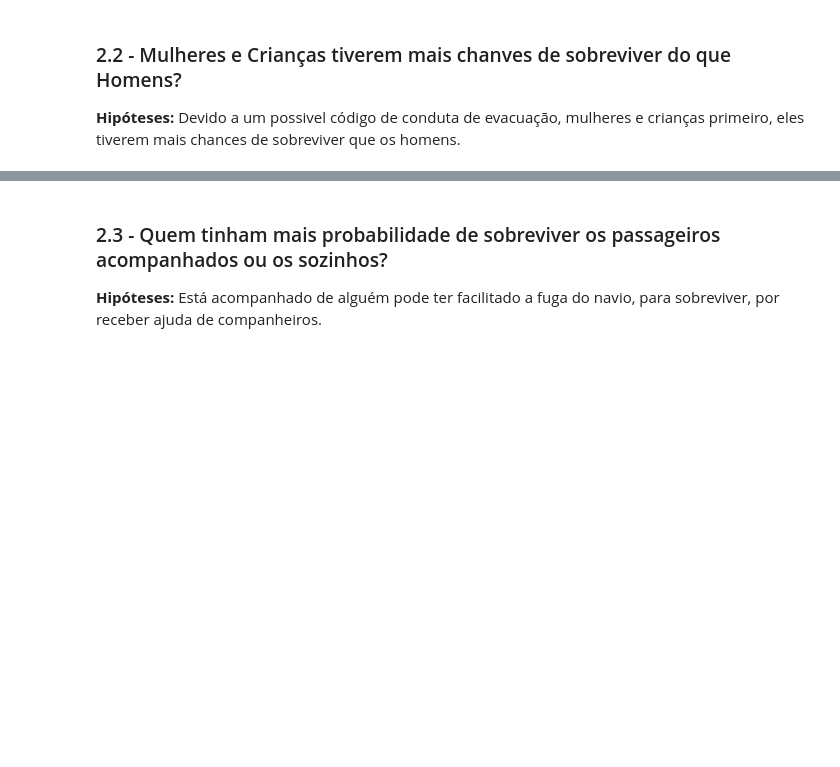
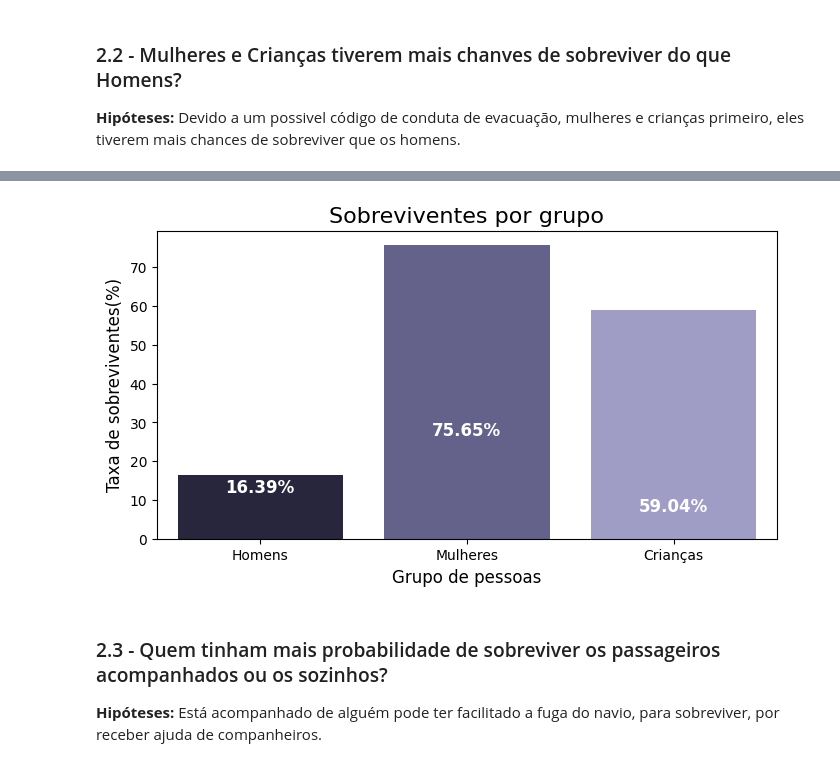
Before and after one commit to DaniellyR/avanti-bootcamp-cdd, a Jupyter notebook: notebooks/01-exploratory_data_analysis.ipynb, the cells around one changed output, grey strips where cells are left out. Saved outputs shown, nothing was run; the diff lists cells and outputs as text; code cells hidden in the pictures; blank space fills up the shorter version.

```diff
--- a/notebooks/01-exploratory_data_analysis.ipynb
+++ b/notebooks/01-exploratory_data_analysis.ipynb
@@ -535,3 +446,51 @@ plt.show()
+# %%
+#tamanho
+figura = plt.figure(figsize=(8, 4))
+#cor
+palette_platform_cubehelix = sns.cubehelix_palette(start=3,rot=0,reverse=True,  n_colors=4)
+
+total_homens_vivos = homens.shape[0]
+total_mulheres_vivos = mulheres.shape[0]
+total_criancas_vivos = criancas.shape[0]
+
+dados_pessoas = pd.DataFrame({
+    'Grupos' : ['Homens', 'Mulheres', 'Crianças'],
+    'total_vivas': [total_homens_vivos, total_mulheres_vivos, total_criancas_vivos],
+    'total_grupo': [homens_geral.shape[0], mulheres_geral.shape[0], criancas_geral.shape[0]]
+})
+
+dados_pessoas['porcentagem'] = (dados_pessoas['total_vivas'] / dados_pessoas['total_grupo']) * 100
+
+grafico2 = sns.barplot(
+    data = dados_pessoas,
+    x='Grupos',
+    y = 'porcentagem',
+    hue = 'Grupos',
+    palette=palette_platform_cubehelix
+)
+
+grafico2.set_title("Sobreviventes por grupo", fontsize=16),
+grafico2.set_xlabel("Grupo de pessoas", fontsize=12),
+grafico2.set_ylabel("Taxa de sobreviventes(%)", fontsize=12)
+
+# Adicionar linhas de fundo
+grafico1.grid(True, axis='y', linestyle='--', alpha=0.9)
+
+for index, row in dados_pessoas.iterrows():
+    grafico2.text(
+        x=index,
+        y=row['total_vivas'] / 8,  # Coloca o texto no meio da barra
+        s=f"{row['porcentagem']:.2f}%",  # Formatação com 1 casa decimal e o símbolo de porcentagem
+        ha='center',  # Alinhamento horizontal
+        va='bottom',  # Alinhamento vertical
+        fontsize=12,  # Tamanho da fonte
+        color='white',  # Cor do texto (branca para contraste)
+        weight='bold'  # Deixa o texto em negrito para melhor visibilidade
+    )
+
+plt.show()
+# %% [output]
+[figure, added]
 # %% [markdown]
 ### 2.3 - Quem tinham mais probabilidade de sobreviver os passageiros acompanhados ou os sozinhos?
 
```
Also changed, not shown: parts of 11 cells of this notebook.
